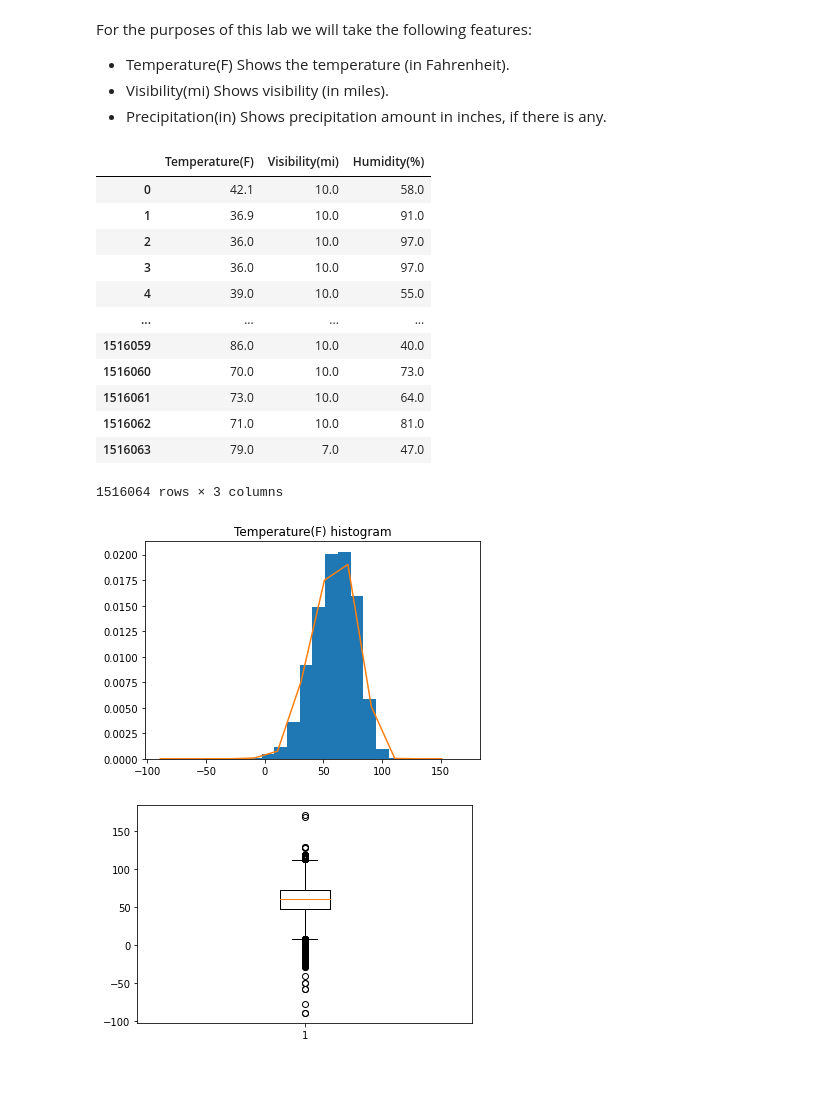
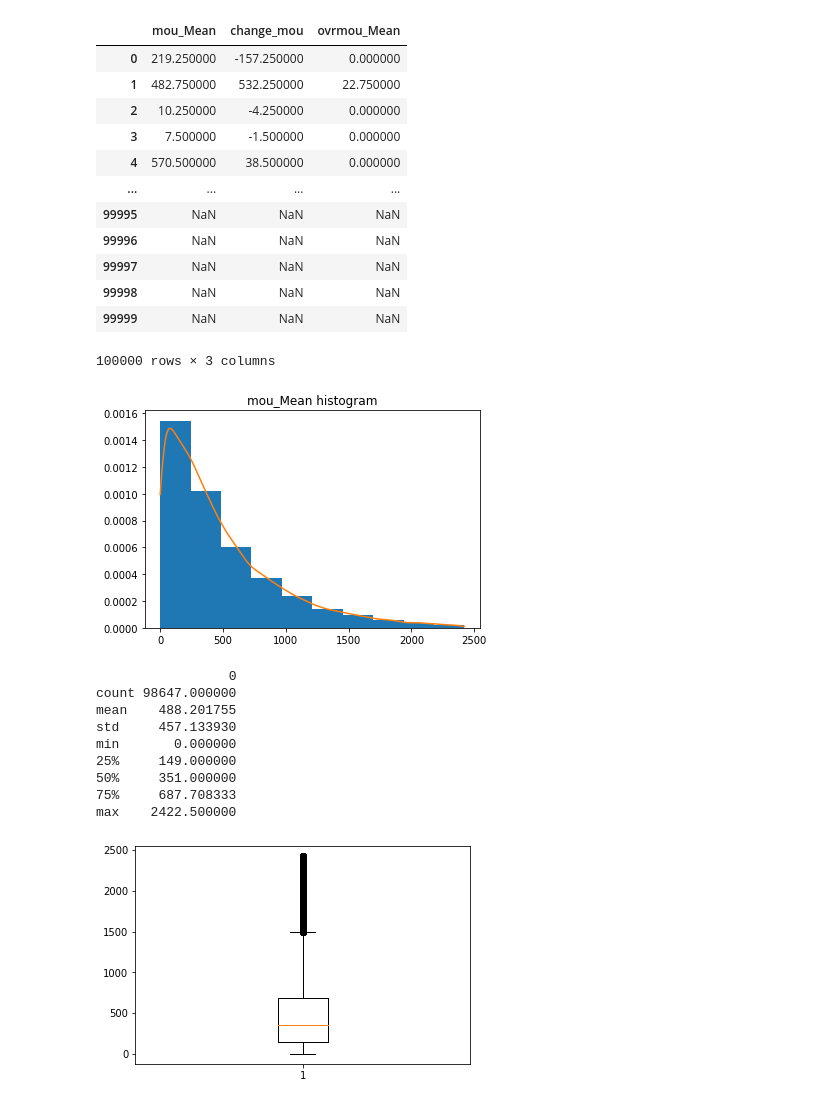
Before and after one commit to zuevmaxim/m-m2021, a Jupyter notebook: lab1.ipynb, the cells around one changed output. Drawn from its saved outputs; the diff is of its cells as text; code cells hidden in the pictures; blank space fills up the shorter version.

```diff
--- a/lab1.ipynb
+++ b/lab1.ipynb
@@ -9,4 +64,4 @@ The dataset is downloaded from [here](https://smoosavi.org/datasets/us_accidents
 # %%
-full_df = pd.read_csv('US_Accidents.csv')
+full_df = pd.read_csv('Telecom_customer.csv')
 full_df
 # %% [output]
@@ -26,47 +81,52 @@ full_df
-# %% [markdown]
-For the purposes of this lab we will take the following features:
-
-* Temperature(F) Shows the temperature (in Fahrenheit).
-* Visibility(mi) Shows visibility (in miles).
-* Precipitation(in)	Shows precipitation amount in inches, if there is any.
 # %%
-features = ['Temperature(F)', 'Visibility(mi)', 'Humidity(%)']
-
+features = ['mou_Mean', 'change_mou', 'ovrmou_Mean']
 
 df = full_df[features]
 df
 # %% [output]
-|  | Temperature(F) | Visibility(mi) | Humidity(%) |
-| 0 | 42.1 | 10.0 | 58.0 |
-| 1 | 36.9 | 10.0 | 91.0 |
-| 2 | 36.0 | 10.0 | 97.0 |
-| 3 | 36.0 | 10.0 | 97.0 |
-| 4 | 39.0 | 10.0 | 55.0 |
+|  | mou_Mean | change_mou | ovrmou_Mean |
+| 0 | 219.250000 | -157.250000 | 0.000000 |
+| 1 | 482.750000 | 532.250000 | 22.750000 |
+| 2 | 10.250000 | -4.250000 | 0.000000 |
+| 3 | 7.500000 | -1.500000 | 0.000000 |
+| 4 | 570.500000 | 38.500000 | 0.000000 |
 | ... | ... | ... | ... |
-| 1516059 | 86.0 | 10.0 | 40.0 |
-| 1516060 | 70.0 | 10.0 | 73.0 |
-| 1516061 | 73.0 | 10.0 | 64.0 |
-| 1516062 | 71.0 | 10.0 | 81.0 |
-| 1516063 | 79.0 | 7.0 | 47.0 |
+| 99995 | NaN | NaN | NaN |
+| 99996 | NaN | NaN | NaN |
+| 99997 | NaN | NaN | NaN |
+| 99998 | NaN | NaN | NaN |
+| 99999 | NaN | NaN | NaN |
-1516064 rows × 3 columns
+100000 rows × 3 columns
 # %%
-data = df['Temperature(F)'].dropna()
+from scipy.stats import gaussian_kde, trimboth, trim1
+
+feature = 'mou_Mean'
+data = df[feature].dropna()
 d = data.to_numpy()
+d = trim1(d, 0.01, 'right')
 
-n = len(data.value_counts())
-bins = math.ceil(1 + 3.32 * np.log(n))
+bins = 10
 plt.hist(d, bins=bins, density=True)
 
-kde = stats.gaussian_kde(d)
-tiks = np.arange(d.min(), d.max(), 20)
+kde = gaussian_kde(d)
+tiks = np.arange(d.min(), d.max() + 1, 1)
 plt.plot(tiks, kde(tiks))
 
-plt.title("Temperature(F) histogram")
+plt.title("%s histogram" % feature)
 plt.show()
+
+print(pd.DataFrame(d).describe())
+plt.boxplot(d)
+plt.show()
 # %% [output]
-[figure, old version]
+[figure, new version]
+                 0
+count 98647.000000
+mean    488.201755
+std     457.133930
+min       0.000000
+25%     149.000000
+50%     351.000000
+75%     687.708333
+max    2422.500000
+[figure, added]
-# %%
-plt.boxplot(d)
-plt.show()
-# %% [output]
-[figure, removed]
```
Also changed, not shown: parts of 13 cells of this notebook.
